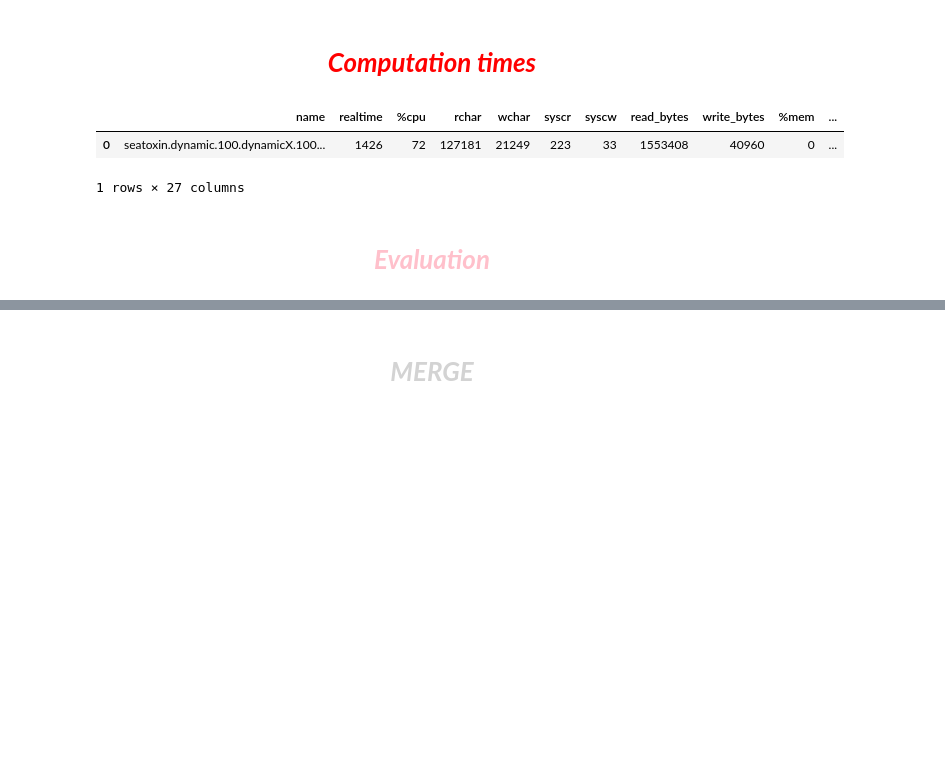
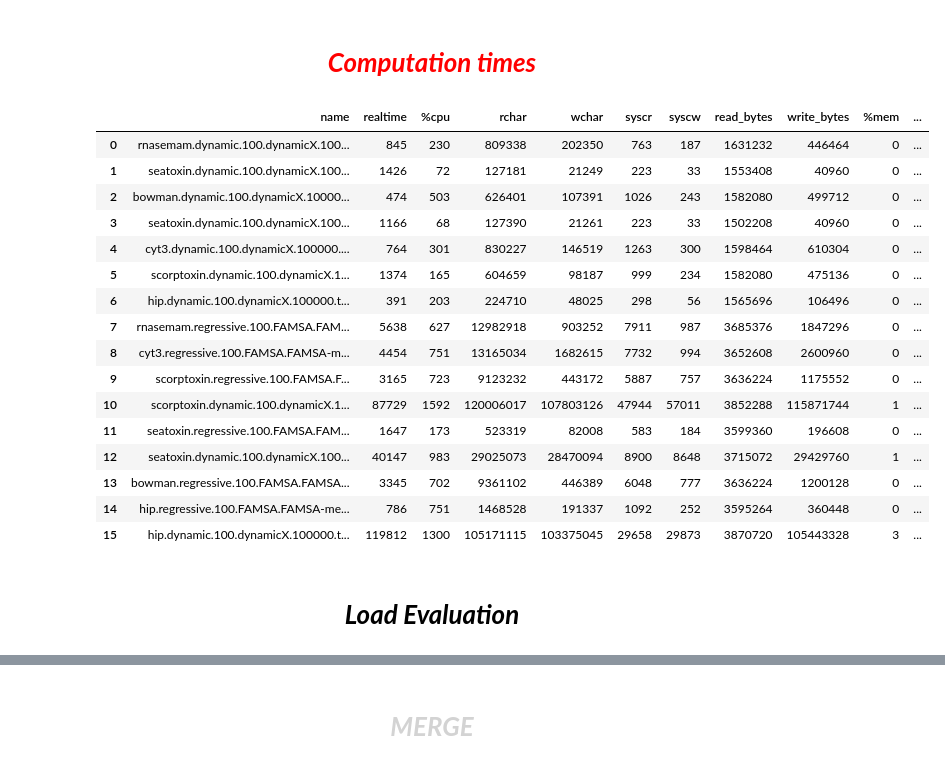
Before and after one commit to luisas/nf_structural_regression, a Jupyter notebook: notebook/01_benchmark.ipynb, the cells around one changed output, grey strips where cells are left out. Cells and saved outputs as stored; diff of their text form; code cells hidden in the pictures; blank space fills up the shorter version.

```diff
--- a/notebook/01_benchmark.ipynb
+++ b/notebook/01_benchmark.ipynb
@@ -33,13 +28,12 @@ def split_name(df):
 
 
 ### Collect all computation files across directories
-def get_computation_times(evaluation_dir, dataset, task, extralevel = False):
+def get_computation_times(evaluation_dir, dataset, task, extralevel = False, splitname =False):
     # Extract trace files w/ corresponding alignments
     traces = pd.DataFrame()
     alignments_dir = join(evaluation_dir,task)
     for fam in listdir(alignments_dir):
         family_dir=join(alignments_dir, fam)
-
 
         # remove extra level if needed
         if extralevel == False:
@@ -50,13 +44,16 @@ def get_computation_times(evaluation_dir, dataset, task, extralevel = False):
             if(os.path.isdir(result_dir)):
                 df = parse_trace(result_dir)
                 traces = traces.append(df)
+
         if extralevel == False:
             break
     # Trace files parsed
     traces = traces.reset_index(level=0)
     traces = traces.rename(columns={'index': 'name'})
     traces["benchmarking_dataset"] = dataset
-    traces = split_name(traces)
+    if splitname:
+        traces = split_name(traces)
+
     traces["task"] = task
     return(traces)
 # %%
@@ -151,11 +153,34 @@ traces = traces_extracted_sequences_homfam
+# %%
+# ---------- EXTRACT SEQUENCES ---------------
+traces_extracted_sequences_homfam = get_computation_times(join(evaluation_dir, "homfam"), "homfam", "seqs_extracted")
+# ---------- AF2 PREDICTIONS -------------------------
+traces_af2_homfam = get_computation_times(join(evaluation_dir, "homfam"), "homfam", "structures/colabfold")
+# ---------- ALIGNMENTS -------------------------
+traces_alignments_homfam = get_computation_times(join(evaluation_dir, "homfam"), "homfam", "alignments", extralevel=True)
+# ---------- CONCATENATE AL OF THEM IN ONE ---------------
+traces = pd.concat([traces_extracted_sequences_homfam,traces_alignments_homfam], ignore_index=True)
 # %%
-traces.head(1)
+traces
 # %% [output]
 |  | name | realtime | %cpu | rchar | wchar | syscr | syscw | read_bytes | write_bytes | %mem | ... |
-| 0 | seatoxin.dynamic.100.dynamicX.100... | 1426 | 72 | 127181 | 21249 | 223 | 33 | 1553408 | 40960 | 0 | ... |
+| 0 | rnasemam.dynamic.100.dynamicX.100... | 845 | 230 | 809338 | 202350 | 763 | 187 | 1631232 | 446464 | 0 | ... |
+| 1 | seatoxin.dynamic.100.dynamicX.100... | 1426 | 72 | 127181 | 21249 | 223 | 33 | 1553408 | 40960 | 0 | ... |
+| 2 | bowman.dynamic.100.dynamicX.10000... | 474 | 503 | 626401 | 107391 | 1026 | 243 | 1582080 | 499712 | 0 | ... |
+| 3 | seatoxin.dynamic.100.dynamicX.100... | 1166 | 68 | 127390 | 21261 | 223 | 33 | 1502208 | 40960 | 0 | ... |
+| 4 | cyt3.dynamic.100.dynamicX.100000.... | 764 | 301 | 830227 | 146519 | 1263 | 300 | 1598464 | 610304 | 0 | ... |
+| 5 | scorptoxin.dynamic.100.dynamicX.1... | 1374 | 165 | 604659 | 98187 | 999 | 234 | 1582080 | 475136 | 0 | ... |
+| 6 | hip.dynamic.100.dynamicX.100000.t... | 391 | 203 | 224710 | 48025 | 298 | 56 | 1565696 | 106496 | 0 | ... |
+| 7 | rnasemam.regressive.100.FAMSA.FAM... | 5638 | 627 | 12982918 | 903252 | 7911 | 987 | 3685376 | 1847296 | 0 | ... |
+| 8 | cyt3.regressive.100.FAMSA.FAMSA-m... | 4454 | 751 | 13165034 | 1682615 | 7732 | 994 | 3652608 | 2600960 | 0 | ... |
+| 9 | scorptoxin.regressive.100.FAMSA.F... | 3165 | 723 | 9123232 | 443172 | 5887 | 757 | 3636224 | 1175552 | 0 | ... |
+| 10 | scorptoxin.dynamic.100.dynamicX.1... | 87729 | 1592 | 120006017 | 107803126 | 47944 | 57011 | 3852288 | 115871744 | 1 | ... |
+| 11 | seatoxin.regressive.100.FAMSA.FAM... | 1647 | 173 | 523319 | 82008 | 583 | 184 | 3599360 | 196608 | 0 | ... |
+| 12 | seatoxin.dynamic.100.dynamicX.100... | 40147 | 983 | 29025073 | 28470094 | 8900 | 8648 | 3715072 | 29429760 | 1 | ... |
+| 13 | bowman.regressive.100.FAMSA.FAMSA... | 3345 | 702 | 9361102 | 446389 | 6048 | 777 | 3636224 | 1200128 | 0 | ... |
+| 14 | hip.regressive.100.FAMSA.FAMSA-me... | 786 | 751 | 1468528 | 191337 | 1092 | 252 | 3595264 | 360448 | 0 | ... |
+| 15 | hip.dynamic.100.dynamicX.100000.t... | 119812 | 1300 | 105171115 | 103375045 | 29658 | 29873 | 3870720 | 105443328 | 3 | ... |
-1 rows × 27 columns
 # %% [markdown]
-# <div style="text-align: center;"> <span align="center" style="color:pink">_________Evaluation_________</span> </div>
+# <div style="text-align: center;"> <span align="center" style="color:balck">_________Load Evaluation_________</span> </div>
 # %%
 # Load AF2 scores
 af2 = pd.read_csv("/home/luisasantus/Desktop/crg_cluster/data/structural_regression/stats/02_summary_af2.csv")
```
Also changed, not shown: parts of 25 cells of this notebook, 8 other files.
